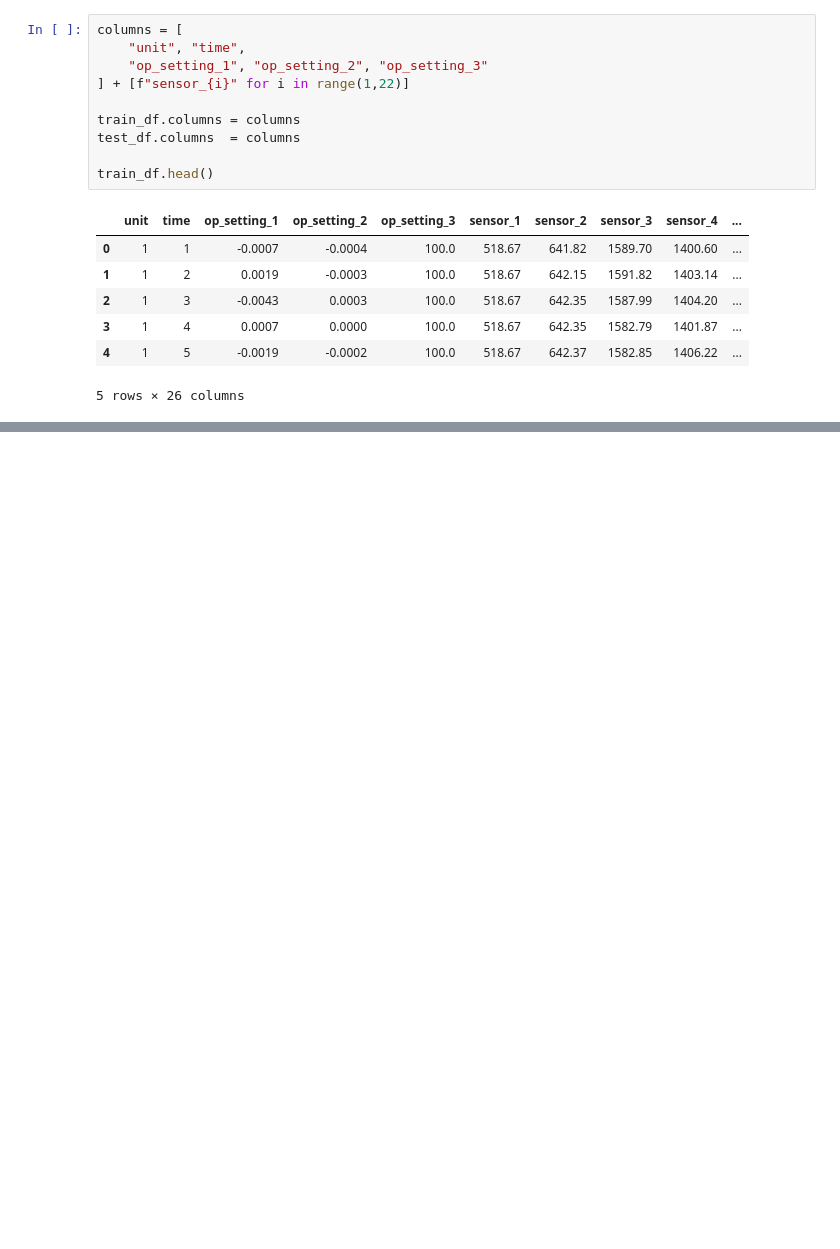
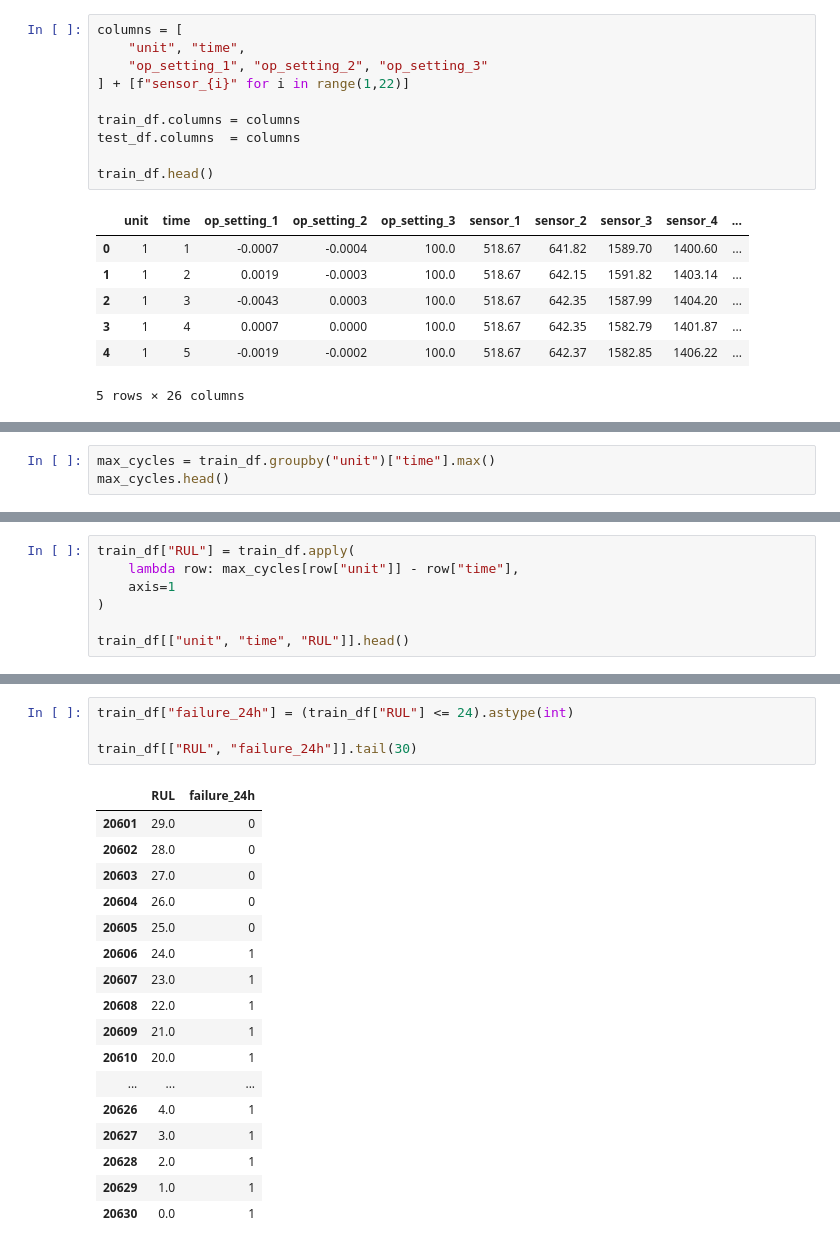
Before and after one commit to vaibhavb2710/factoryguard-ai, a Jupyter notebook: notebooks/01_data_exploration.ipynb, the cells around one changed output, grey strips where cells are left out. Drawn from its saved outputs; the diff is of its cells as text; blank space fills up the shorter version.

Commit message:
today i have done the data exploration part and got the train processed csv file...

```diff
--- a/notebooks/01_data_exploration.ipynb
+++ b/notebooks/01_data_exploration.ipynb
@@ -58,0 +63,3 @@ train_df.head()
+# %%
+max_cycles = train_df.groupby("unit")["time"].max()
+max_cycles.head()
@@ -58,0 +75,7 @@ train_df.head()
+# %%
+train_df["RUL"] = train_df.apply(
+    lambda row: max_cycles[row["unit"]] - row["time"],
+    axis=1
+)
+
+train_df[["unit", "time", "RUL"]].head()
@@ -58,0 +89,22 @@ train_df.head()
+# %%
+train_df["failure_24h"] = (train_df["RUL"] <= 24).astype(int)
+
+train_df[["RUL", "failure_24h"]].tail(30)
+# %% [output]
+|  | RUL | failure_24h |
+| 20601 | 29.0 | 0 |
+| 20602 | 28.0 | 0 |
+| 20603 | 27.0 | 0 |
+| 20604 | 26.0 | 0 |
+| 20605 | 25.0 | 0 |
+| 20606 | 24.0 | 1 |
+| 20607 | 23.0 | 1 |
+| 20608 | 22.0 | 1 |
+| 20609 | 21.0 | 1 |
+| 20610 | 20.0 | 1 |
+| ... | ... | ... |
+| 20626 | 4.0 | 1 |
+| 20627 | 3.0 | 1 |
+| 20628 | 2.0 | 1 |
+| 20629 | 1.0 | 1 |
+| 20630 | 0.0 | 1 |
```
Also changed, not shown: parts of 6 cells of this notebook, 1 other file.
